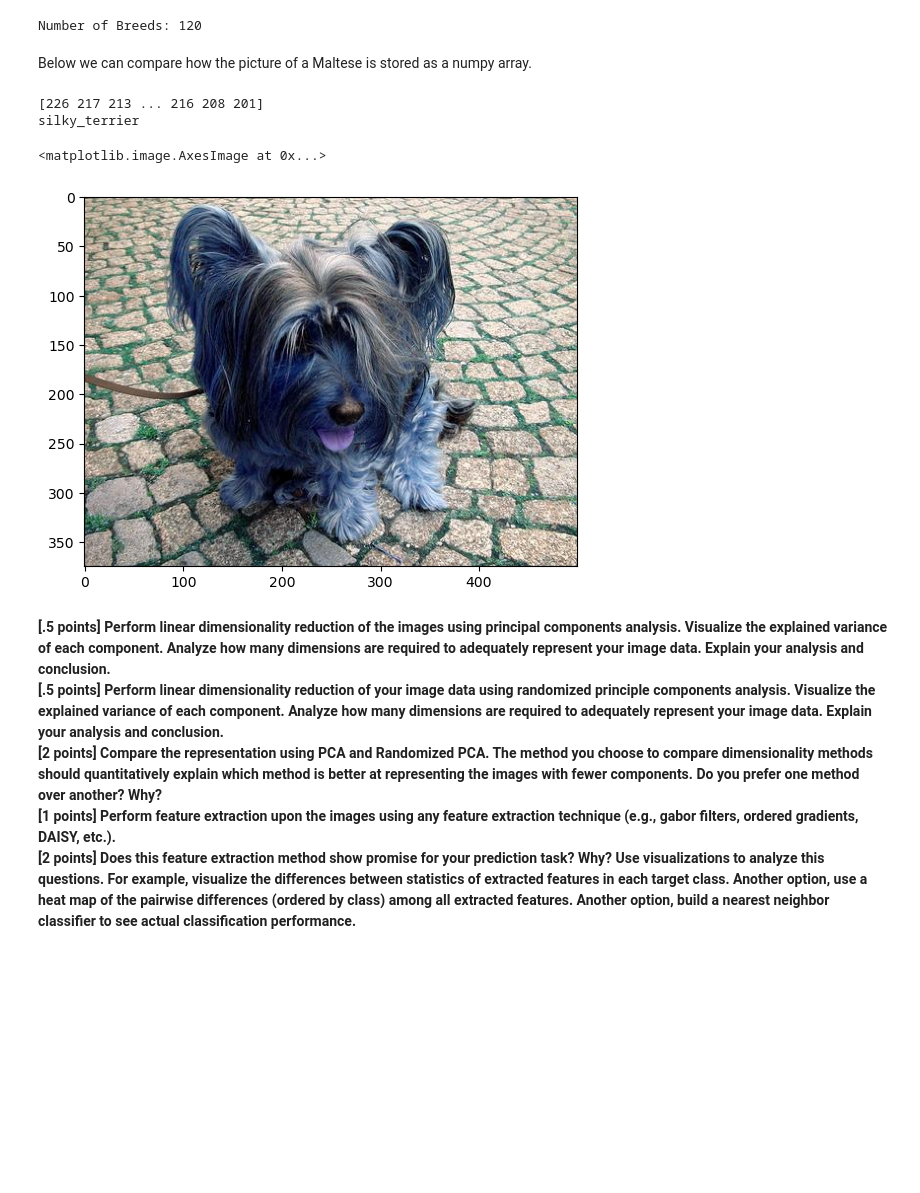
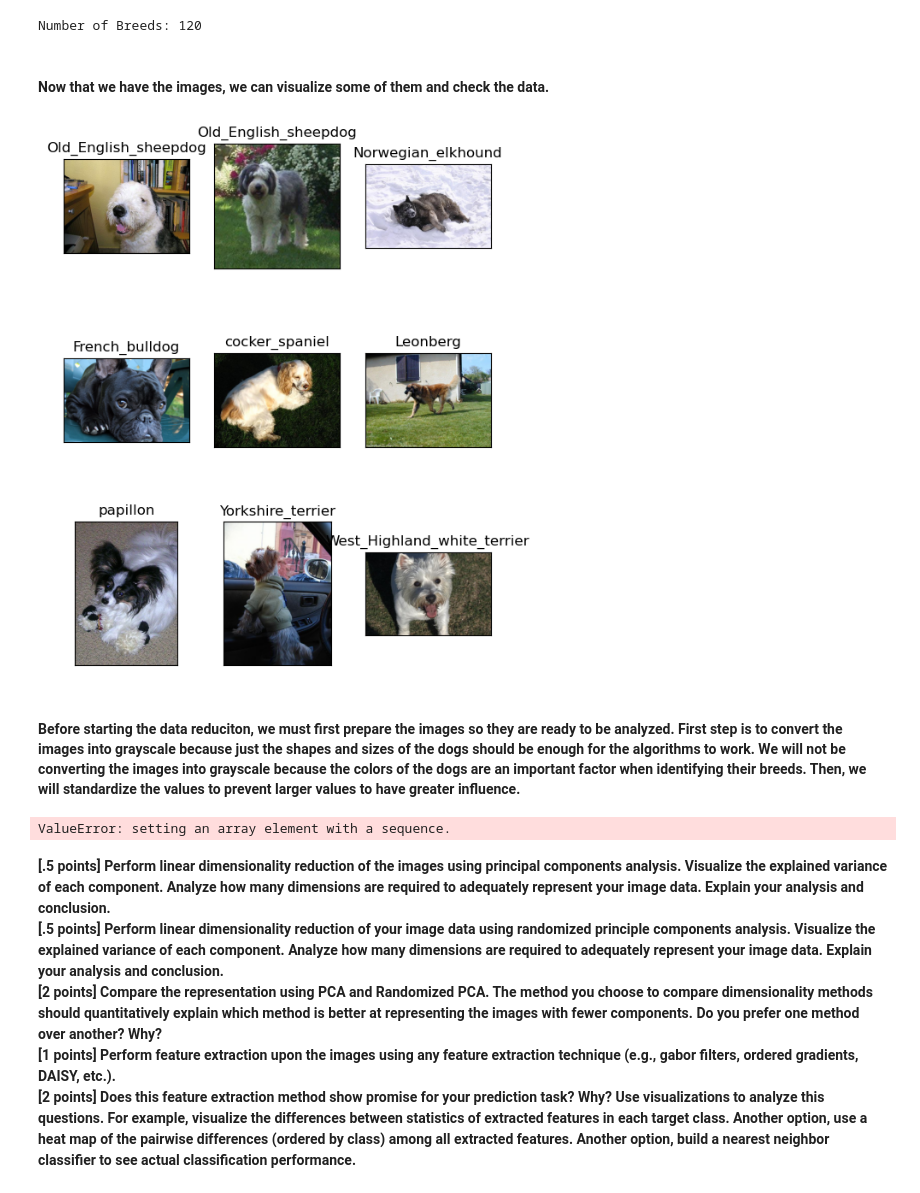
Before and after one commit to drodrigues01/Lab-Two-Exploring-Image-Data, a Jupyter notebook: Lab Two: Exploring Image Data.ipynb, the cells around one changed output. Saved outputs shown, nothing was run; the diff lists cells and outputs as text; code cells hidden in the pictures; blank space fills up the shorter version.

Commit message:
Stuck trying to standardize data

```diff
--- a/Lab Two: Exploring Image Data.ipynb
+++ b/Lab Two: Exploring Image Data.ipynb
@@ -31,7 +29,7 @@ import cv2
 import matplotlib.pyplot as plt
 
 # plt.imshow(dog_array)
-# Takes about 50 seconds to run
+# Takes about 12:50 min to run
 
 data = pd.DataFrame(columns=['Target'])
 images = []
@@ -43,23 +41,31 @@ print(f"Number of Breeds: {len(breeds_folders)}")
 loop_counter = 0
 for breed in os.listdir(f'{os.getcwd()}/Images'):
     curr_breed = breed.split('-', 1)[1]
-    # print(curr_breed)
+    # Uncomment to see progress
+    # print(curr_breed, ' - ', loop_counter)
     for image in os.listdir(f'{os.getcwd()}/Images/{breed}'):
         dog = cv2.imread(f'{os.getcwd()}/Images/{breed}/{image}')
-        dog_array = np.array(dog)
-        dog_series = np.ravel(dog_array)
-        # print(data)
-        # print(len(data))
+        # Correct color bc cv2 uses BGR color format and matplotlib uses RGB color format
+        dog = cv2.cvtColor(dog, cv2.COLOR_BGR2RGB)
+        dogs.append(dog)
+        dog_series = np.ravel(dog)
+
+        images.append(np.array(dog_series))
+        labels.append(curr_breed)
+    # loop_counter += 1
+
+        # dog_array = np.array(dog)
+        # dog_series = np.ravel(dog).tolist()
         # data = pd.concat([data, dog_series], axis=1)
         # data.insert(value=dog_series, column=)
         # data.join(dog_series, ignore_index=True)
         # data.loc[len(data)] = dog_series
-        dogs.append(dog)
-        images.append(dog_series)
-        labels.append(curr_breed)
         # data = data.append(dog_series, ignore_index=True)
         # data["Target"] = curr_breed
+        # break
+    # break
 
+dogs = np.array(dogs)
 X = np.array(images)
 y = np.array(labels)
 # %% [output]
@@ -72,14 +73,32 @@ Number of Breeds: 120
-# %% [markdown]
-Below we can compare how the picture of a Maltese is stored as a numpy array.
-# %%
-print(X[0])
-print(y[0])
-plt.imshow(dogs[2])
-# %% [output]
-[226 217 213 ... 216 208 201]
-silky_terrier
-<matplotlib.image.AxesImage at 0x...>
-[figure, removed]
+# %% [markdown]
+#### Now that we have the images, we can visualize some of them and check the data.
+# %%
+plt.figure(figsize=(1.7 * 3, 2.3 * 3))
+plt.subplots_adjust(bottom=0, left=.01, right=.99, top=.90, hspace=.35)
+for i in range(3 * 3):
+    plt.subplot(3, 3, i + 1)
+    rand_idx = np.random.randint(0, 20580)
+    plt.imshow(dogs[rand_idx], cmap=plt.cm.gray)
+    plt.title(y[rand_idx], size=12)
+    plt.xticks(())
+    plt.yticks(())
+# %% [output]
+[figure, added]
+# %% [markdown]
+#### Before starting the data reduciton, we must first prepare the images so they are ready to be analyzed. **First step is to convert the images into grayscale because just the shapes and sizes of the dogs should be enough for the algorithms to work. We will not be converting the images into grayscale because the colors of the dogs are an important factor when identifying their breeds.** Then, we will standardize the values to prevent larger values to have greater influence.
+# %%
+from sklearn.preprocessing import StandardScaler
+
+# print(X)
+# XX = X.tolist()
+# df = pd.DataFrame(X)
+# df
+scaled = StandardScaler().fit_transform(X)
+# dog
+# df.head()
+scaled
+# %% [output]
+ValueError: setting an array element with a sequence.
 # %% [markdown]
 **[.5 points] Perform linear dimensionality reduction of the images using principal components analysis. Visualize the explained variance of each component. Analyze how many dimensions are required to adequately represent your image data. Explain your analysis and conclusion.<br/>
 [.5 points] Perform linear dimensionality reduction of your image data using randomized principle components analysis. Visualize the explained variance of each component. Analyze how many dimensions are required to adequately represent your image data. Explain your analysis and conclusion.<br/>
```
Also changed, not shown: parts of 8 cells of this notebook, 1 other file.
